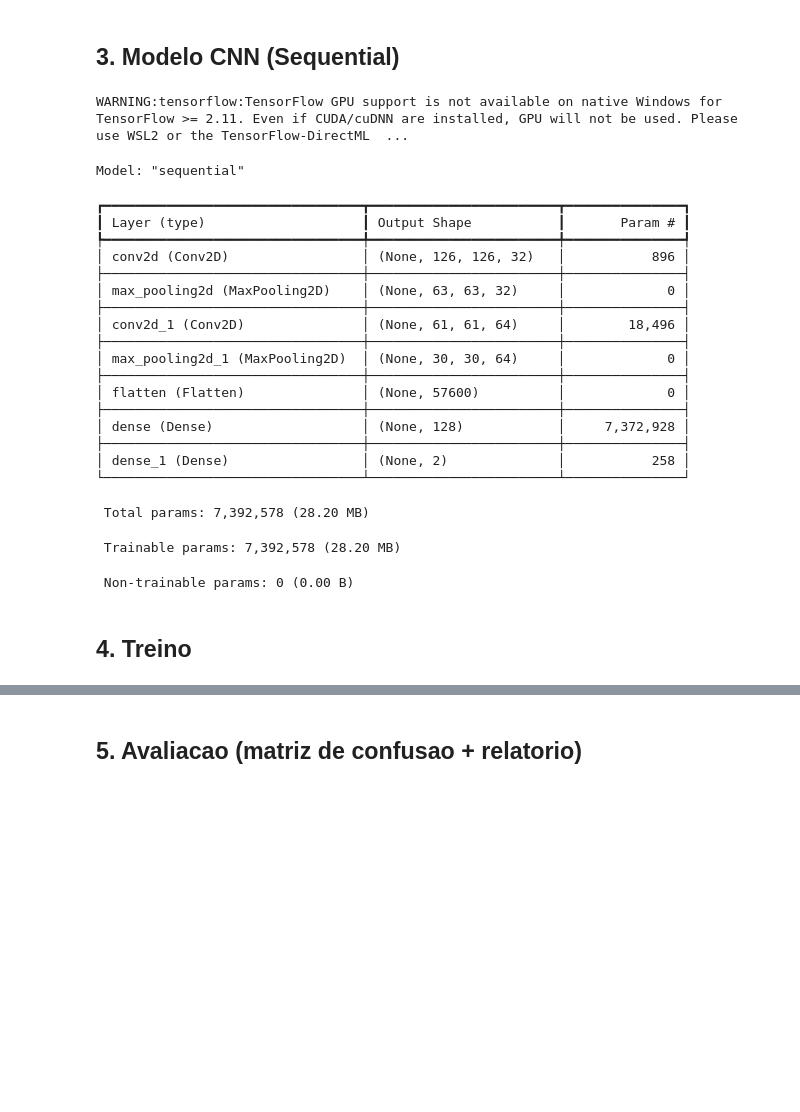
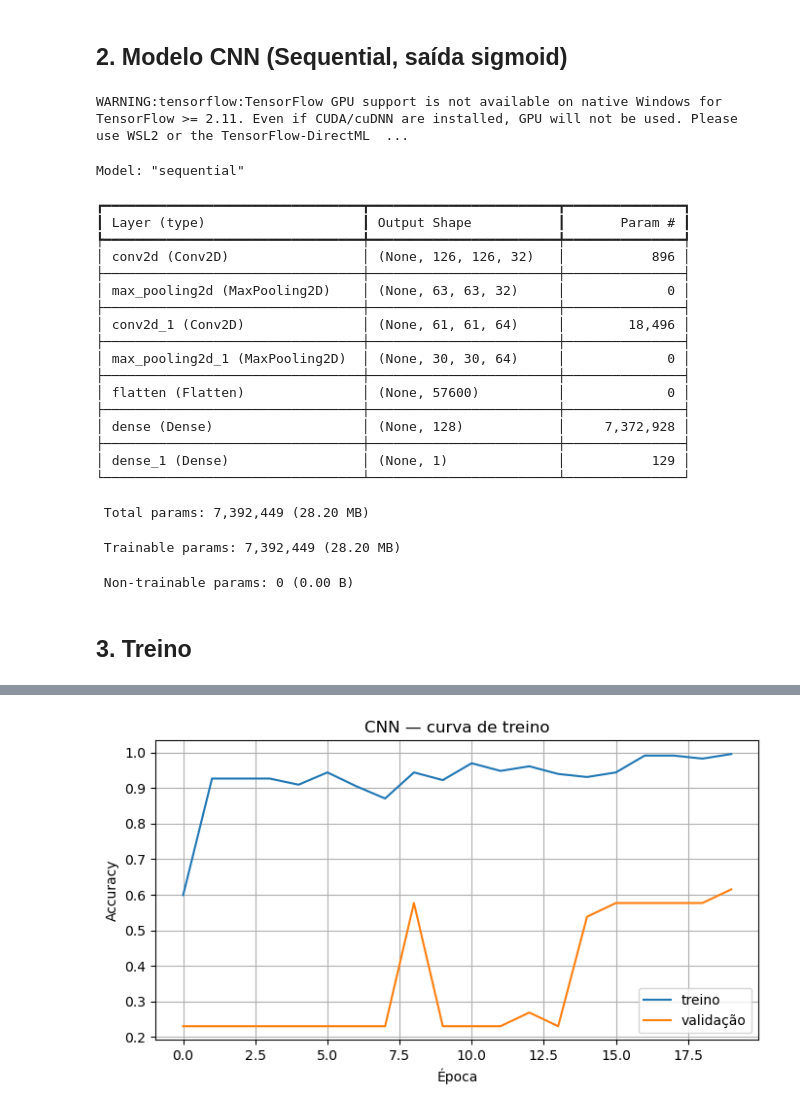
Before and after one commit to MariaJFFR/ProjetoVC, a Jupyter notebook: notebooks/03_classificador.ipynb, the cells around one changed output, grey strips where cells are left out. Saved outputs shown, nothing was run; the diff lists cells and outputs as text; code cells hidden in the pictures; blank space fills up the shorter version.

```diff
--- a/notebooks/03_classificador.ipynb
+++ b/notebooks/03_classificador.ipynb
@@ -82,21 +75,17 @@ Treino: (204, 128, 128, 3) | Teste: (88, 128, 128, 3)
 # %% [markdown]
-## 3. Modelo CNN (Sequential)
+## 2. Modelo CNN (Sequential, saída sigmoid)
 # %%
-model = Sequential()
-model.add(Conv2D(filters=32, kernel_size=(3, 3), activation='relu', input_shape=(TAMANHO, TAMANHO, 3)))
-model.add(MaxPool2D(pool_size=(2, 2)))
-model.add(Conv2D(filters=64, kernel_size=(3, 3), activation='relu'))
-model.add(MaxPool2D(pool_size=(2, 2)))
-model.add(Flatten())
-model.add(Dense(128, activation='relu'))
-model.add(Dense(2, activation='softmax'))
+from keras.layers import Conv2D, Dense, Flatten, Input, MaxPool2D
+from keras.models import Sequential
 
-model.compile(
-    optimizer='adam',
-    loss='categorical_crossentropy',
-    metrics=['accuracy']
-)
-
+model = Sequential([
+    Input(shape=(IMG, IMG, 3)),
+    Conv2D(32, (3, 3), activation="relu"), MaxPool2D((2, 2)),
+    Conv2D(64, (3, 3), activation="relu"), MaxPool2D((2, 2)),
+    Flatten(), Dense(128, activation="relu"),
+    Dense(1, activation="sigmoid"),
+])
+model.compile(optimizer="adam", loss="binary_crossentropy", metrics=["accuracy"])
 model.summary()
 # %% [output]
 WARNING:tensorflow:TensorFlow GPU support is not available on native Windows for TensorFlow >= 2.11. Even if CUDA/cuDNN are installed, GPU will not be used. Please use WSL2 or the TensorFlow-DirectML  ...
@@ -116,26 +105,22 @@ Model: "sequential"
 ├─────────────────────────────────┼────────────────────────┼───────────────┤
 │ dense (Dense)                   │ (None, 128)            │     7,372,928 │
 ├─────────────────────────────────┼────────────────────────┼───────────────┤
-│ dense_1 (Dense)                 │ (None, 2)              │           258 │
+│ dense_1 (Dense)                 │ (None, 1)              │           129 │
 └─────────────────────────────────┴────────────────────────┴───────────────┘
- Total params: 7,392,578 (28.20 MB)
+ Total params: 7,392,449 (28.20 MB)
- Trainable params: 7,392,578 (28.20 MB)
+ Trainable params: 7,392,449 (28.20 MB)
  Non-trainable params: 0 (0.00 B)
 # %% [markdown]
-## 4. Treino
+## 3. Treino
 # %%
 historico = model.fit(
-    x_train, y_train_cat,
-    epochs=20,
-    batch_size=16,
-    validation_split=0.1
+    x_train, y_train, epochs=20, batch_size=16,
+    validation_split=0.1, class_weight=class_weight, verbose=1,
 )
-
-plt.figure(figsize=(10, 4))
-plt.plot(historico.history['accuracy'], label='treino')
-plt.plot(historico.history['val_accuracy'], label='validacao')
-plt.xlabel('Epoch'); plt.ylabel('Accuracy'); plt.legend(); plt.grid(True)
-plt.title('Curva de treino - CNN classifier')
-plt.show()
+plt.figure(figsize=(8, 4))
+plt.plot(historico.history["accuracy"], label="treino")
+plt.plot(historico.history["val_accuracy"], label="validação")
+plt.xlabel("Época"); plt.ylabel("Accuracy"); plt.legend(); plt.grid(True)
+plt.title("CNN — curva de treino"); plt.show()
 # %% [output]
 Epoch 1/20
@@ -158,2 +143 @@ Epoch 1/20
+[figure, added]
-# %% [markdown]
-## 5. Avaliacao (matriz de confusao + relatorio)
```
Also changed, not shown: parts of 18 cells of this notebook, 9 other files.
